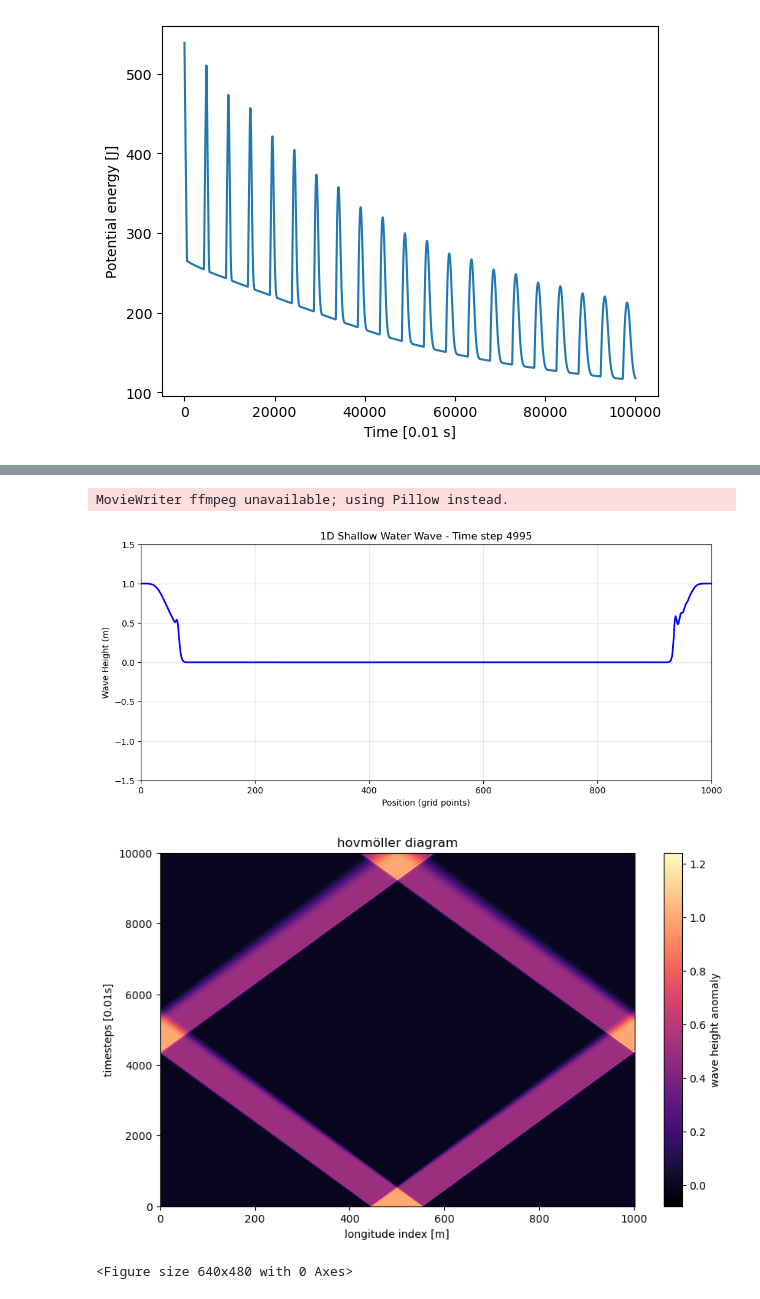
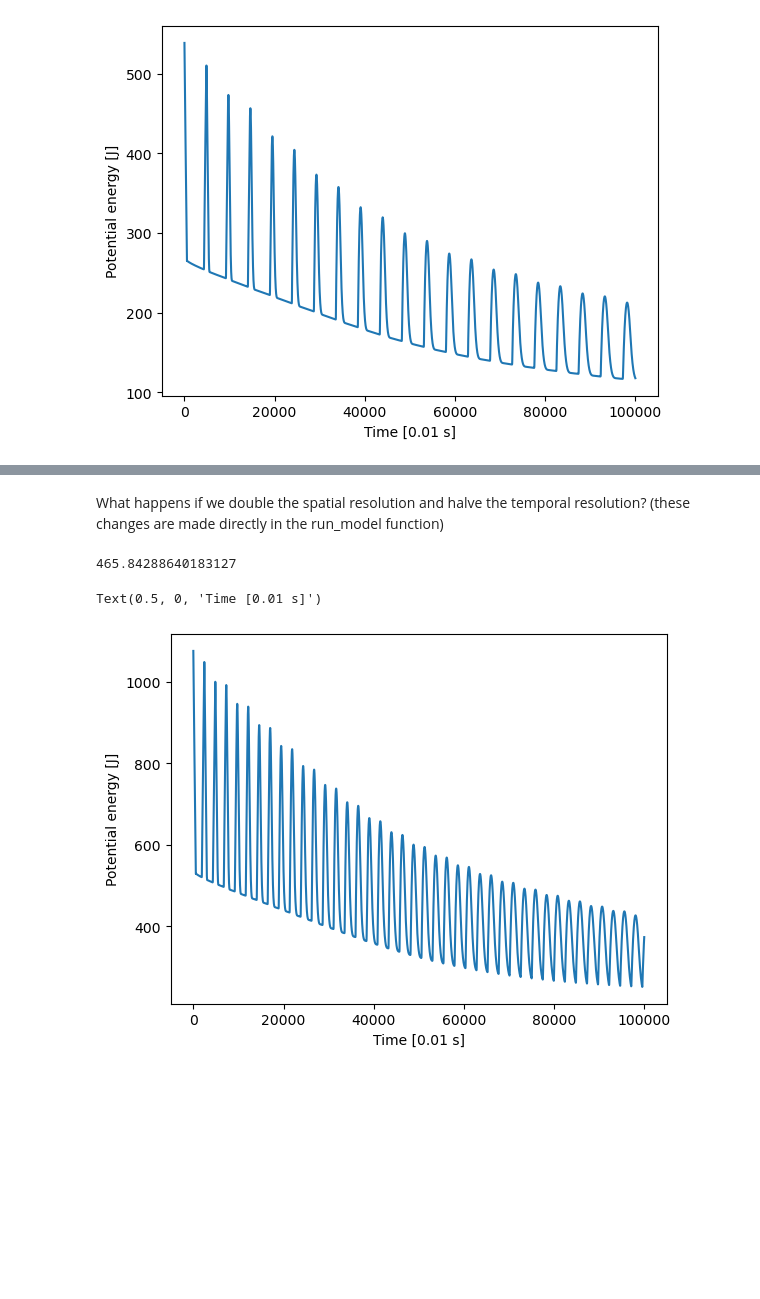
Before and after one commit to MKKrogsgaard/Fluid-Mechanics, a Jupyter notebook: Assignments/Assignment 3/SW.ipynb, the cells around one changed output, grey strips where cells are left out. Cells and saved outputs as stored; diff of their text form; code cells hidden in the pictures; blank space fills up the shorter version.

```diff
--- a/Assignments/Assignment 3/SW.ipynb
+++ b/Assignments/Assignment 3/SW.ipynb
@@ -228,40 +271,30 @@ levels = np.linspace(-2, 5, 20)
-# %%
-fig, ax = plt.subplots(figsize=(12, 5))
-
-x = np.arange(Nx + 1)
-
-def animate1D(n):
-    ax.clear()
-
-    ax.plot(x, eta_xt[n * 5, :], 'b-', linewidth=2)
-    ax.set_xlim(0, Nx)
-    ax.set_ylim(-1.5, 1.5)
-    ax.set_xlabel('Position (grid points)')
-    ax.set_ylabel('Wave Height (m)')
-    ax.set_title(f'1D Shallow Water Wave - Time step {n * 5}')
-    ax.grid(True, alpha=0.3)
-
-ani = animation.FuncAnimation(
-    fig, animate1D, frames=np.arange(0, 1000), interval=50)
-
-ani.save("animation1D_wave.gif")
-plt.show()
-# %% [output]
-MovieWriter ffmpeg unavailable; using Pillow instead.
-[figure, removed]
-# %%
-time_steps = 10000
-
-hovmoller = eta_xt[0:time_steps,:]
-
-plt.figure(figsize =(10,6))
-plt.pcolormesh(hovmoller, cmap = "magma")
-plt.colorbar(label = "wave height anomaly")
-plt.xlabel("longitude index [m]")
-plt.ylabel("timesteps [0.01s]")
-plt.title("hovmöller diagram")
-plt.show()
-plt.savefig("Hovmöller")
-# %% [output]
-[figure, removed]
-<Figure size 640x480 with 0 Axes>
+# %% [markdown]
+
+What happens if we double the spatial resolution and halve the temporal resolution? (these changes are made directly in the run_model function)
+# %%
+# Parameters in SI units
+
+dx = 2*0.1
+Lx = 100
+Nx = int(Lx/dx)
+center = Nx // 2
+width = 55
+eta0 = np.zeros((Nx+1))
+eta0[center-width:center + width] = 1.0
+# * np.exp(-((np.arange(-width, width))**2) / (2 * (width / 3) ** 2))
+# %%
+eta_xt = run_model(dx, Lx, eta0, Nit=100000)
+
+pot = np.mean(eta_xt ** 2) * 9.82 * 1000 * 0.5
+print(pot)
+# %% [output]
+465.84288640183127
+# %%
+pot = np.mean(eta_xt**2, axis=1)*9.81*1000*0.5
+x = np.arange(0, len(pot), 1)
+plt.plot(x[:-1], pot[:-1])
+plt.ylabel("Potential energy [J]")
+plt.xlabel("Time [0.01 s]")
+# %% [output]
+Text(0.5, 0, 'Time [0.01 s]')
+[figure, added]
```
Also changed, not shown: parts of 8 cells of this notebook, 2 other files.
